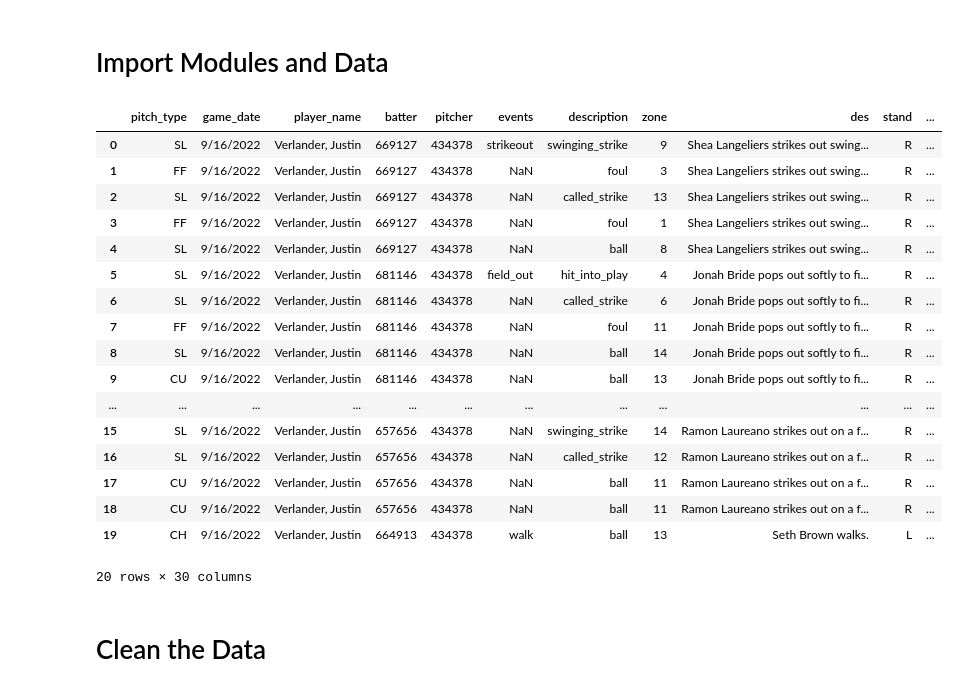
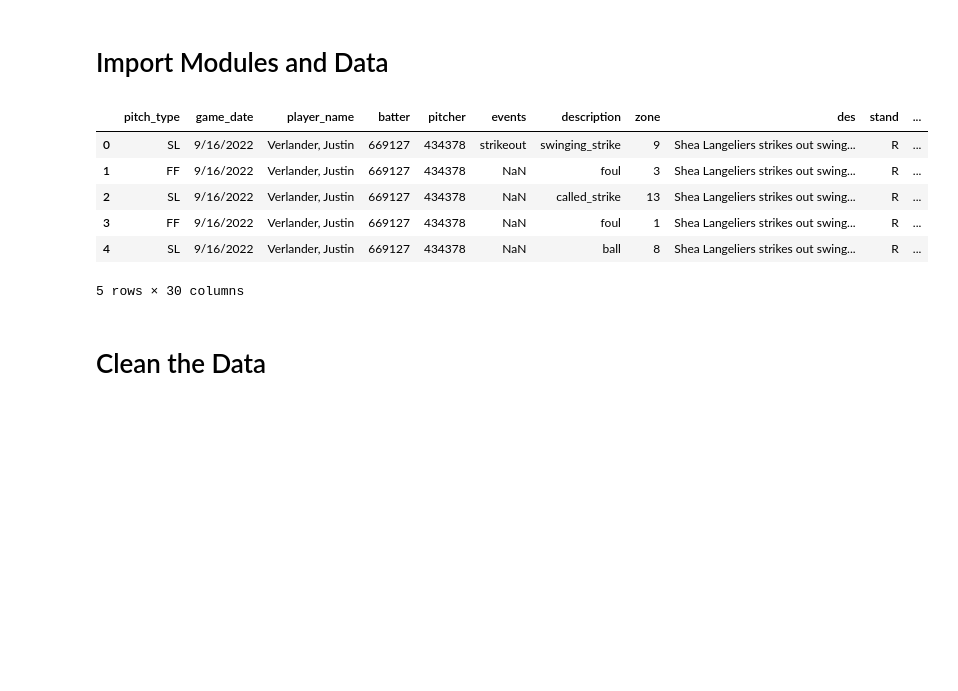
Before and after one commit to Rishi-Prasadha/MLB_ML_Pitching_Prediction, a Jupyter notebook: brittanie/starter copy.ipynb, the cells around one changed output. Cells and saved outputs as stored; diff of their text form; code cells hidden in the pictures; blank space fills up the shorter version.

```diff
--- a/brittanie/starter copy.ipynb
+++ b/brittanie/starter copy.ipynb
@@ -15,27 +15,16 @@ from IPython.display import Image
 # %%
 # Import the pitcher data
 verlander_df = pd.read_csv(Path("../resources/verlander_update.csv"))
 
-display(verlander_df.head(20))
+display(verlander_df.head())
 # %% [output]
 |  | pitch_type | game_date | player_name | batter | pitcher | events | description | zone | des | stand | ... |
 | 0 | SL | 9/16/2022 | Verlander, Justin | 669127 | 434378 | strikeout | swinging_strike | 9 | Shea Langeliers strikes out swing... | R | ... |
 | 1 | FF | 9/16/2022 | Verlander, Justin | 669127 | 434378 | NaN | foul | 3 | Shea Langeliers strikes out swing... | R | ... |
 | 2 | SL | 9/16/2022 | Verlander, Justin | 669127 | 434378 | NaN | called_strike | 13 | Shea Langeliers strikes out swing... | R | ... |
 | 3 | FF | 9/16/2022 | Verlander, Justin | 669127 | 434378 | NaN | foul | 1 | Shea Langeliers strikes out swing... | R | ... |
 | 4 | SL | 9/16/2022 | Verlander, Justin | 669127 | 434378 | NaN | ball | 8 | Shea Langeliers strikes out swing... | R | ... |
-| 5 | SL | 9/16/2022 | Verlander, Justin | 681146 | 434378 | field_out | hit_into_play | 4 | Jonah Bride pops out softly to fi... | R | ... |
-| 6 | SL | 9/16/2022 | Verlander, Justin | 681146 | 434378 | NaN | called_strike | 6 | Jonah Bride pops out softly to fi... | R | ... |
-| 7 | FF | 9/16/2022 | Verlander, Justin | 681146 | 434378 | NaN | foul | 11 | Jonah Bride pops out softly to fi... | R | ... |
-| 8 | SL | 9/16/2022 | Verlander, Justin | 681146 | 434378 | NaN | ball | 14 | Jonah Bride pops out softly to fi... | R | ... |
-| 9 | CU | 9/16/2022 | Verlander, Justin | 681146 | 434378 | NaN | ball | 13 | Jonah Bride pops out softly to fi... | R | ... |
-| ... | ... | ... | ... | ... | ... | ... | ... | ... | ... | ... | ... |
-| 15 | SL | 9/16/2022 | Verlander, Justin | 657656 | 434378 | NaN | swinging_strike | 14 | Ramon Laureano strikes out on a f... | R | ... |
-| 16 | SL | 9/16/2022 | Verlander, Justin | 657656 | 434378 | NaN | called_strike | 12 | Ramon Laureano strikes out on a f... | R | ... |
-| 17 | CU | 9/16/2022 | Verlander, Justin | 657656 | 434378 | NaN | ball | 11 | Ramon Laureano strikes out on a f... | R | ... |
-| 18 | CU | 9/16/2022 | Verlander, Justin | 657656 | 434378 | NaN | ball | 11 | Ramon Laureano strikes out on a f... | R | ... |
-| 19 | CH | 9/16/2022 | Verlander, Justin | 664913 | 434378 | walk | ball | 13 | Seth Brown walks. | L | ... |
-20 rows × 30 columns
+5 rows × 30 columns
 # %% [markdown]
 # Clean the Data
 # %%
```
Also changed, not shown: parts of 14 cells of this notebook.
